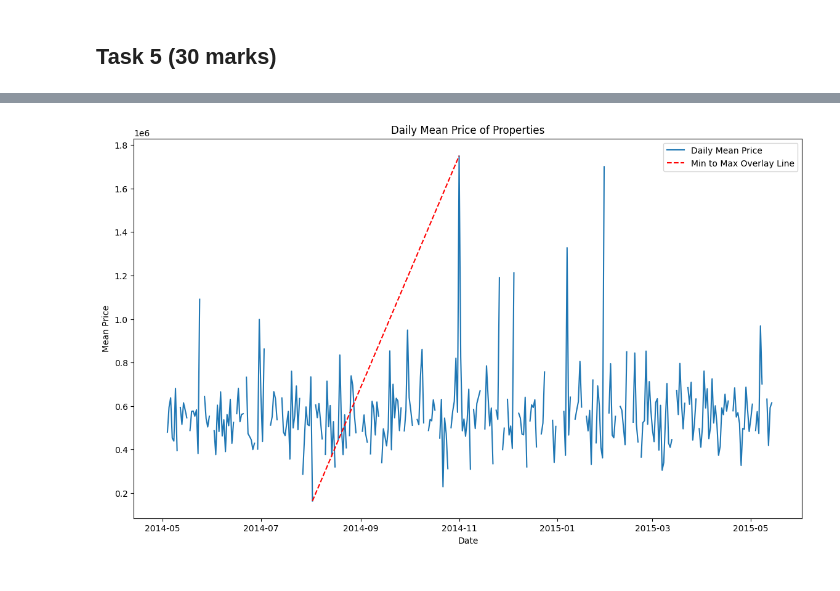
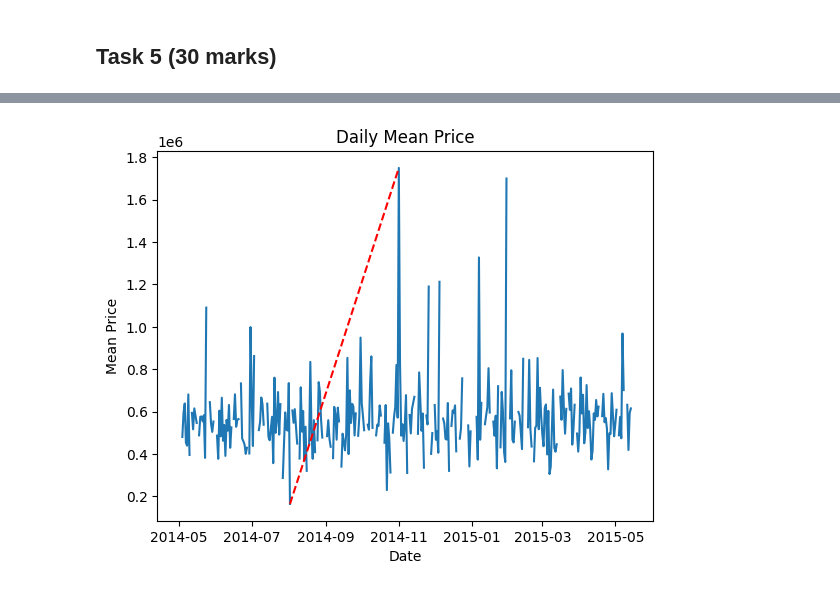
Before and after one commit to patorsiang/COMP8270-Programming-for-Artificial-Intelligence, a Jupyter notebook: assessment/4/index.ipynb, the cells around one changed output, grey strips where cells are left out. Saved outputs shown, nothing was run; the diff lists cells and outputs as text; code cells hidden in the pictures.

```diff
--- a/assessment/4/index.ipynb
+++ b/assessment/4/index.ipynb
@@ -125,23 +157,13 @@ plt.show()
 # %%
-df['date'] = pd.to_datetime(df['date'])
-df.set_index('date', inplace=True)
-
-# Calculate daily mean price
-daily_mean_price_df = df.resample('D')['price'].mean()
-
-# Plotting
-plt.figure(figsize=(14, 8))
 plt.plot(daily_mean_price_df, label='Daily Mean Price')
 plt.xlabel('Date')
 plt.ylabel('Mean Price')
-plt.title('Daily Mean Price of Properties')
+plt.title('Daily Mean Price')
 
-# Draw overlay line from smallest to highest daily mean price
 plt.plot([daily_mean_price_df.idxmin(), daily_mean_price_df.idxmax()],
          [daily_mean_price_df.min(), daily_mean_price_df.max()],
          color='red', linestyle='--', label='Min to Max Overlay Line')
 
-plt.legend()
 plt.show()
 # %% [output]
-[figure, old version]
+[figure, new version]
```
Also changed, not shown: parts of 26 cells of this notebook, 1 other file.
